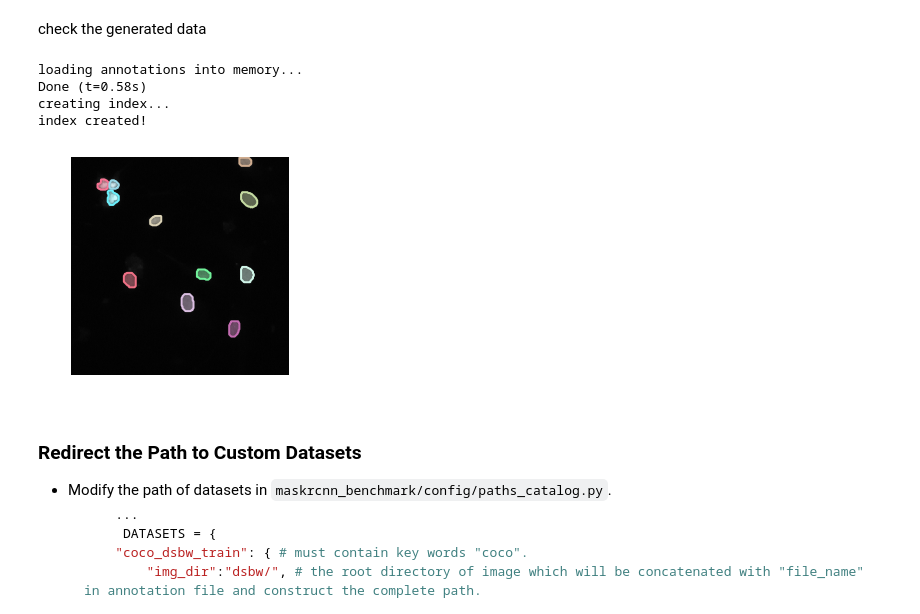
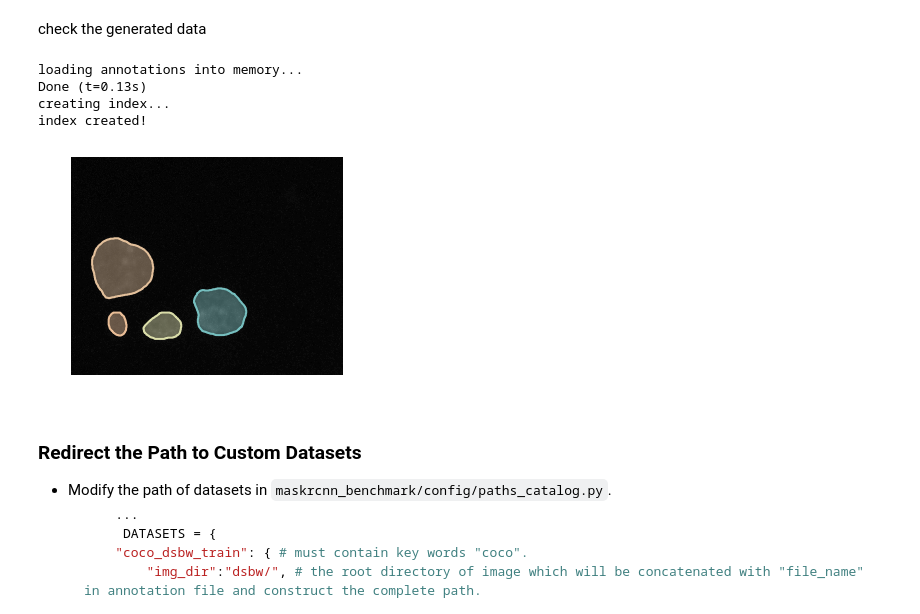
Before and after one commit to BobZhangHT/maskrcnn-benchmark, a Jupyter notebook: Tutorial.ipynb, the cells around one changed output. Drawn from its saved outputs; the diff is of its cells as text; code cells hidden in the pictures.

```diff
--- a/Tutorial.ipynb
+++ b/Tutorial.ipynb
@@ -135,26 +153,26 @@ print(polygon)
 # %% [markdown]
 check the generated data
 # %%
-annFile='./datasets/dsbw/validation.json'
+annFile='./datasets/dsbw/test.json'
 # initialize COCO api for instance annotations
 coco=COCO(annFile)
 # %% [output]
 loading annotations into memory...
-Done (t=0.58s)
+Done (t=0.13s)
 creating index...
 index created!
 # %%
-imgid=0
+imgid=9
 imgIds = coco.getImgIds(imgIds = [imgid])
 img = coco.loadImgs(imgIds[np.random.randint(0,len(imgIds))])[0]
 I = io.imread('./datasets/dsbw/'+img['file_name'])
 plt.axis('off')
 plt.imshow(I)
 annIds = coco.getAnnIds(imgIds=imgid,iscrowd=0)
 anns = coco.loadAnns(annIds)
 coco.showAnns(anns)
 # %% [output]
-[figure, old version]
+[figure, new version]
 # %% [markdown]
 ### Redirect the Path to Custom Datasets
 - Modify the path of datasets in `maskrcnn_benchmark/config/paths_catalog.py`.
```
Also changed, not shown: parts of 21 cells of this notebook, 11 other files.
